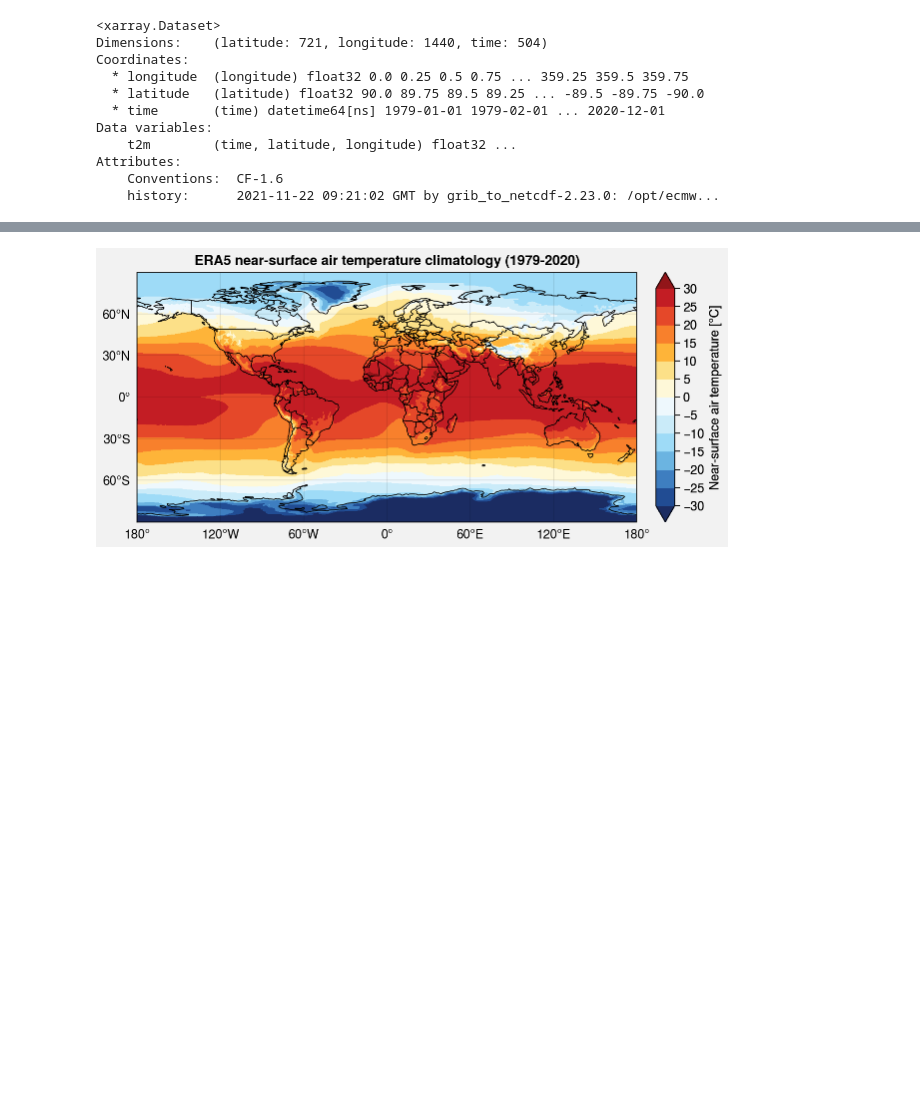
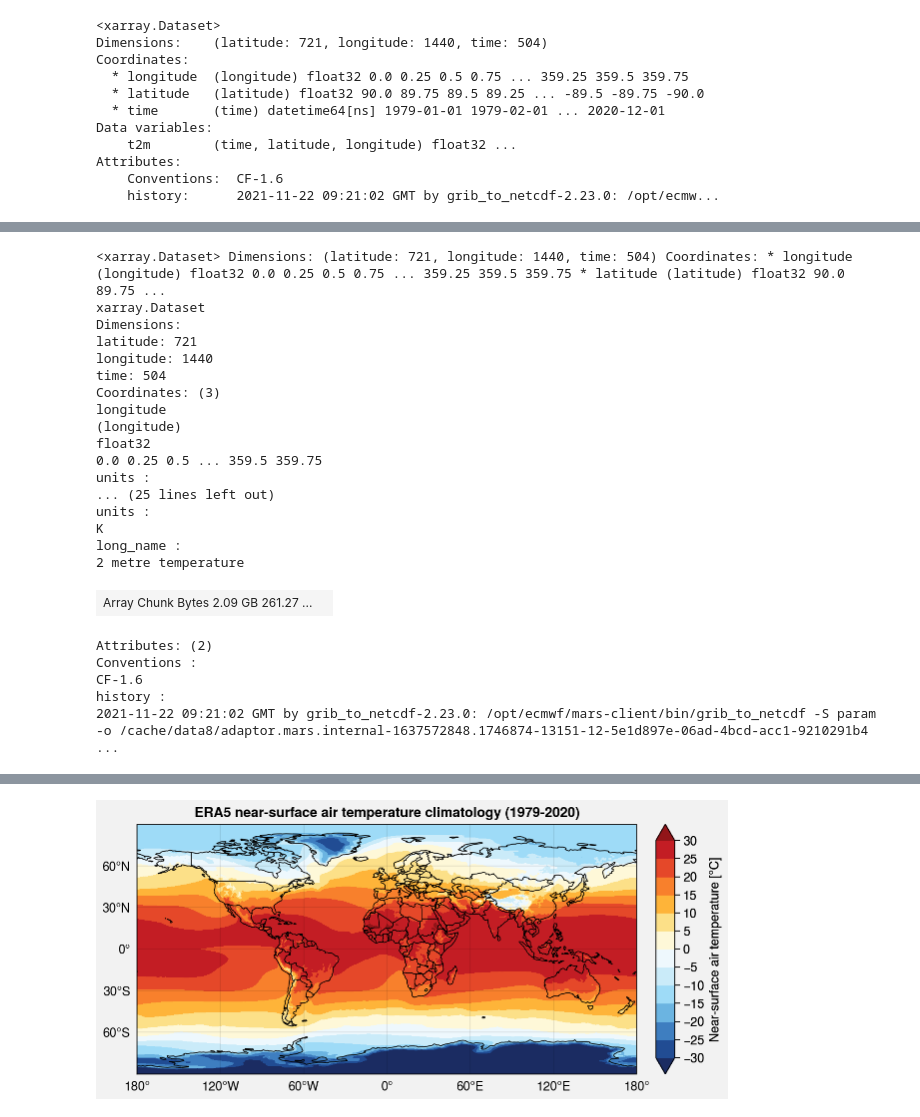
Before and after one commit to mickaellalande/ERCA, a Jupyter notebook: test.ipynb, the cells around one changed output, grey strips where cells are left out. Drawn from its saved outputs; the diff is of its cells as text; code cells hidden in the pictures; blank space fills up the shorter version.

```diff
--- a/test.ipynb
+++ b/test.ipynb
@@ -92 +120,28 @@ Attributes:
+# %%
+ds = xr.open_dataset('ERA5.nc', chunks={"longitude": 360, "latitude": 360})
+ds # ds as dataset
+# %% [output]
+<xarray.Dataset> Dimensions: (latitude: 721, longitude: 1440, time: 504) Coordinates: * longitude (longitude) float32 0.0 0.25 0.5 0.75 ... 359.25 359.5 359.75 * latitude (latitude) float32 90.0 89.75 ...
+xarray.Dataset
+Dimensions:
+latitude: 721
+longitude: 1440
+time: 504
+Coordinates: (3)
+longitude
+(longitude)
+float32
+0.0 0.25 0.5 ... 359.5 359.75
+units :
+... (25 lines left out)
+units :
+K
+long_name :
+2 metre temperature
+| Array Chunk Bytes 2.09 GB 261.27 ... |  |
+Attributes: (2)
+Conventions :
+CF-1.6
+history :
+2021-11-22 09:21:02 GMT by grib_to_netcdf-2.23.0: /opt/ecmwf/mars-client/bin/grib_to_netcdf -S param -o /cache/data8/adaptor.mars.internal-1637572848.1746874-13151-12-5e1d897e-06ad-4bcd-acc1-9210291b4 ...
 # %%
```
Also changed, not shown: parts of 14 cells of this notebook, 1 other file.
